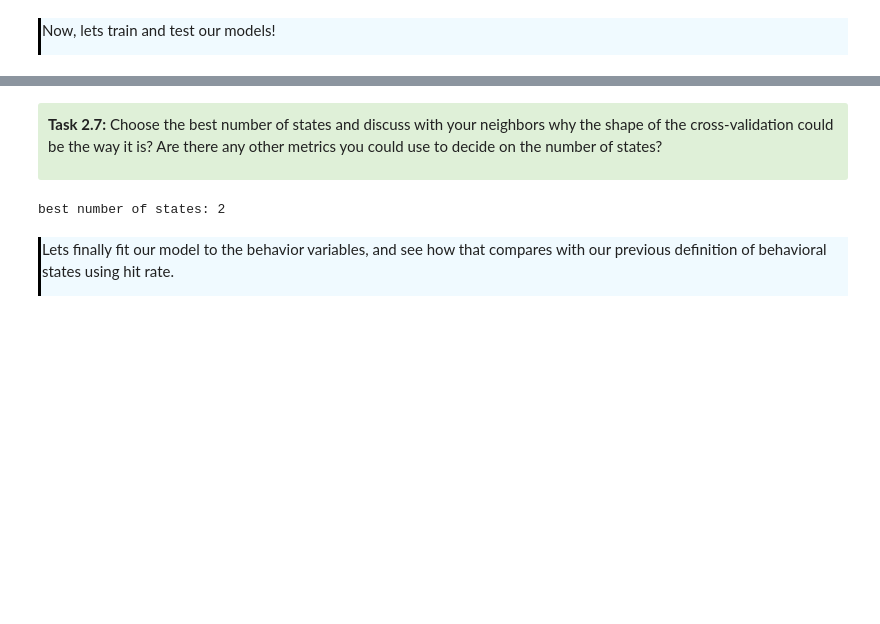
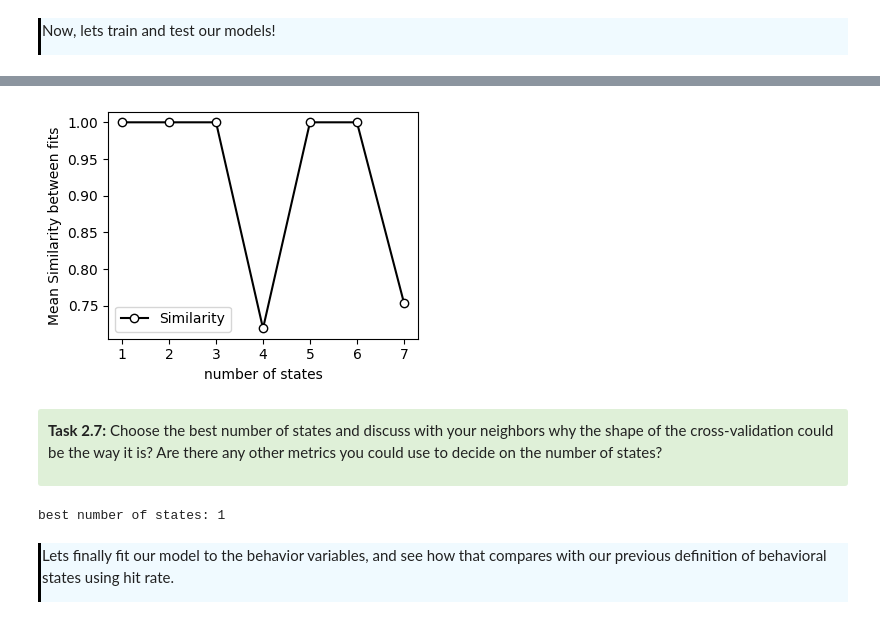
Before and after one commit to AllenSWDB/swdb_visualbehavior_template, a Jupyter notebook: code/Workshop_2.ipynb, the cells around one changed output, grey strips where cells are left out. Cells and saved outputs as stored; diff of their text form; code cells hidden in the pictures; blank space fills up the shorter version.

```diff
--- a/code/Workshop_2.ipynb
+++ b/code/Workshop_2.ipynb
@@ -829,3 +851,13 @@ plt.tight_layout()
+# %%
+plt.figure(figsize = (4, 3))
+plt.plot(np.arange(1, 8), similarity_of_states_across_batches, mfc = 'w', color = 'k', marker = 'o')
+# plt.scatter(numstates_all, lp_all, c='k')
+plt.legend(['Similarity'])
+plt.xlabel("number of states")
+plt.ylabel("Mean Similarity between fits")
+plt.tight_layout()
+# %% [output]
+[figure, added]
 # %% [markdown]
 <div style="background: #DFF0D8; border-radius: 3px; padding: 10px;">
 <p><b>Task 2.7:</b>  Choose the best number of states and discuss with your neighbors why the shape of the cross-validation could be the way it is? Are there any other metrics you could use to decide on the number of states?
@@ -833,10 +865,10 @@ plt.tight_layout()
 # %%
 # Blank coding cell to work out Task 2.7
 # %%
-best_num_states = all_num_states[jnp.argmax(jnp.stack(avg_test_log_probs))]
+best_num_states = np.arange(1, 8)[jnp.argmax(jnp.stack(avg_test_log_probs))]
 print("best number of states:", best_num_states)
 # %% [output]
-best number of states: 2
+best number of states: 1
 # %% [markdown]
 <div style="border-left: 3px solid #000; padding: 1px; padding-left: 10px; background: #F0FAFF; ">
 <p> Lets finally fit our model to the behavior variables, and see how that compares with our previous definition of behavioral states using hit rate.
```
Also changed, not shown: parts of 7 cells of this notebook.
